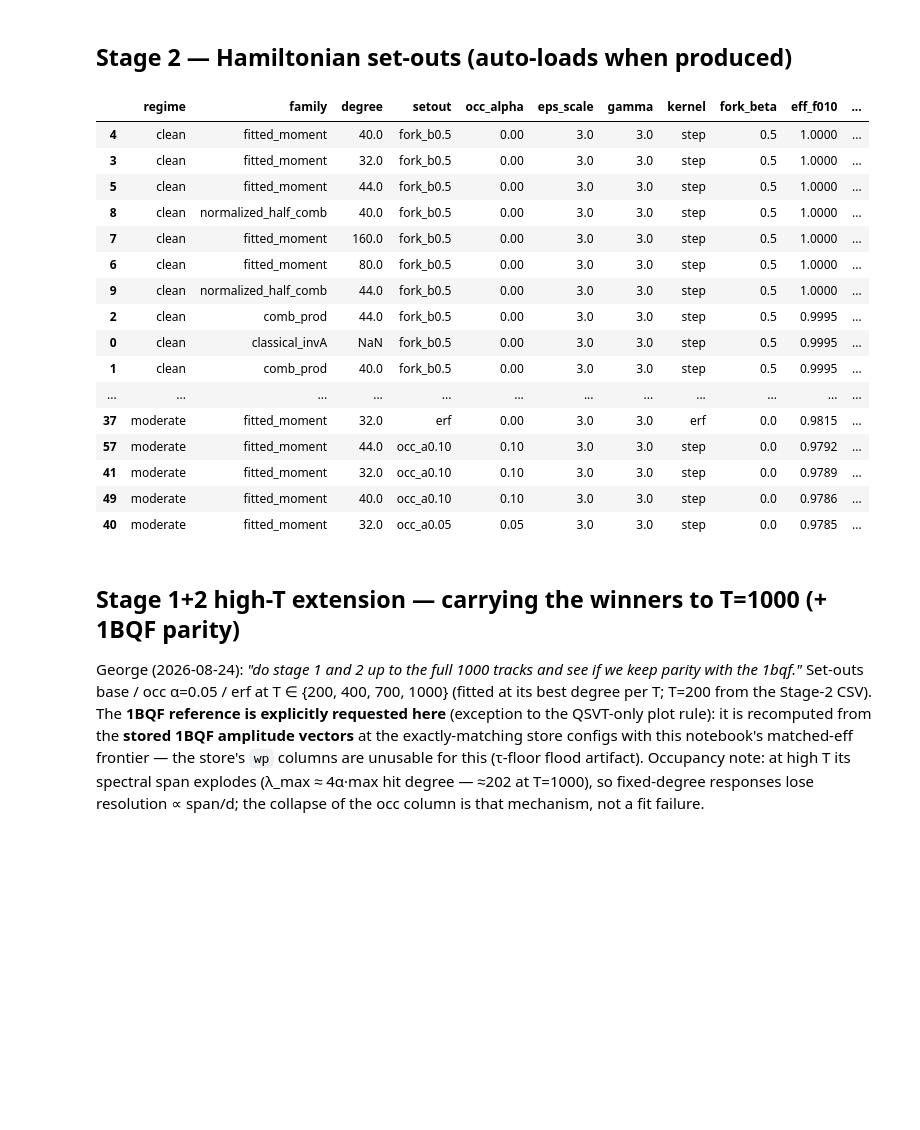
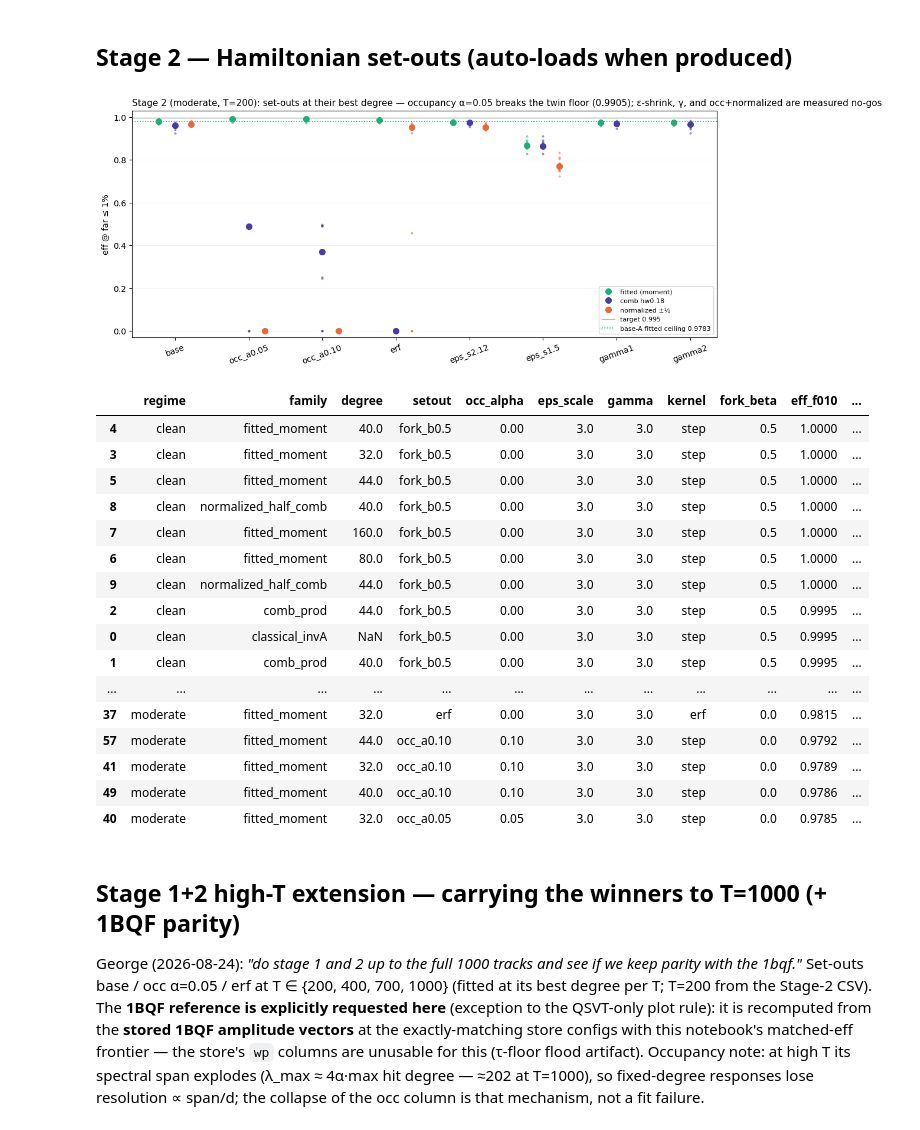
Before and after one commit to GeorgeWilliam1999/Quantum_Track_Reconstruction, a Jupyter notebook: QSVT/Efficiency_Frontier/explore_results.ipynb, the cells around one changed output. Saved outputs shown, nothing was run; the diff lists cells and outputs as text; code cells hidden in the pictures; blank space fills up the shorter version.

```diff
--- a/QSVT/Efficiency_Frontier/explore_results.ipynb
+++ b/QSVT/Efficiency_Frontier/explore_results.ipynb
@@ -292,17 +292,58 @@ else:
 # %%
 f2 = load("02_setout_frontier.csv")
 if f2 is None:
-    print("Stage 2 not yet produced — expected schema: Stage-1 columns + set-out knobs")
-elif "eff_f010" in f2.columns:
-    keys = [c for c in ["setout", "occ_alpha", "eps_scale", "gamma", "kernel",
-                        "normalization", "fork_beta"] if c in f2.columns]
-    best = (f2.groupby(["regime", "family", "degree"] + keys, dropna=False)
-              [["eff_f010", "far_e995"]].mean().reset_index()
-              .sort_values("eff_f010", ascending=False))
-    display(best.head(25).round(4))
+    print("Stage 2 not yet produced")
 else:
-    display(f2.head(20))
+    d2 = f2[f2.family != "classical_invA"].copy()
+    d2["degree"] = pd.to_numeric(d2["degree"], errors="coerce")
+    mod = d2[d2.regime == "moderate"]
+    ORDER = [s for s in ["base", "occ_a0.05", "occ_a0.10", "erf",
+                         "eps_s2.12", "eps_s1.5", "gamma1", "gamma2"]
+             if s in set(mod.setout)]
+    FAMS = ["fitted_moment", "comb_prod", "normalized_half_comb"]
+    OFF = {"fitted_moment": -0.22, "comb_prod": 0.0,
+           "normalized_half_comb": 0.22}
+    fig, ax = plt.subplots(figsize=(10.5, 4.6), constrained_layout=True)
+    for fam in FAMS:
+        xs, ys = [], []
+        for i, st in enumerate(ORDER):
+            sg = mod[(mod.setout == st) & (mod.family == fam)]
+            if not len(sg):
+                continue
+            med = sg.groupby("degree")["eff_f010"].median()
+            dbest = med.idxmax()
+            reps = sg[sg.degree == dbest]["eff_f010"]
+            ax.plot([i + OFF[fam]] * len(reps), reps, ".", ms=4, alpha=0.45,
+                    color=FAM_COL[fam], zorder=2)
+            xs.append(i + OFF[fam]); ys.append(med.max())
+        ax.plot(xs, ys, "o", ms=7, color=FAM_COL[fam], label=FAM_LAB[fam],
+                zorder=3)
+    base_ref = (mod[(mod.setout == "base") & (mod.family == "fitted_moment")]
+                .groupby("degree")["eff_f010"].median().max())
+    ax.axhline(0.995, color="#b7b3a8", lw=1, label="target 0.995")
+    ax.axhline(base_ref, color=FAM_COL["fitted_moment"], ls=":", lw=1.2,
+               label=f"base-A fitted ceiling {base_ref:.4f}")
+    ax.set_xticks(range(len(ORDER)))
+    ax.set_xticklabels(ORDER, rotation=20)
+    ax.set_ylim(-0.03, 1.03)
+    ax.set_ylabel("eff @ far ≤ 1%")
+    ax.set_title("Stage 2 (moderate, T=200): set-outs at their best degree — "
+                 "occupancy α=0.05 breaks the twin floor (0.9905); ε-shrink, γ, "
+                 "and occ+normalized are measured no-gos", loc="left",
+                 fontsize=11)
+    ax.grid(alpha=0.25, lw=0.5, axis="y")
+    ax.legend(fontsize=8, loc="lower right")
+    plt.show()
+
+    if "eff_f010" in f2.columns:
+        keys = [c for c in ["setout", "occ_alpha", "eps_scale", "gamma",
+                            "kernel", "fork_beta"] if c in f2.columns]
+        best = (f2.groupby(["regime", "family", "degree"] + keys, dropna=False)
+                  [["eff_f010", "far_e995"]].mean().reset_index()
+                  .sort_values("eff_f010", ascending=False))
+        display(best.head(25).round(4))
 # %% [output]
+[figure, added]
 |  | regime | family | degree | setout | occ_alpha | eps_scale | gamma | kernel | fork_beta | eff_f010 | ... |
 | 4 | clean | fitted_moment | 40.0 | fork_b0.5 | 0.00 | 3.0 | 3.0 | step | 0.5 | 1.0000 | ... |
 | 3 | clean | fitted_moment | 32.0 | fork_b0.5 | 0.00 | 3.0 | 3.0 | step | 0.5 | 1.0000 | ... |
```
Also changed, not shown: parts of 2 cells of this notebook.
